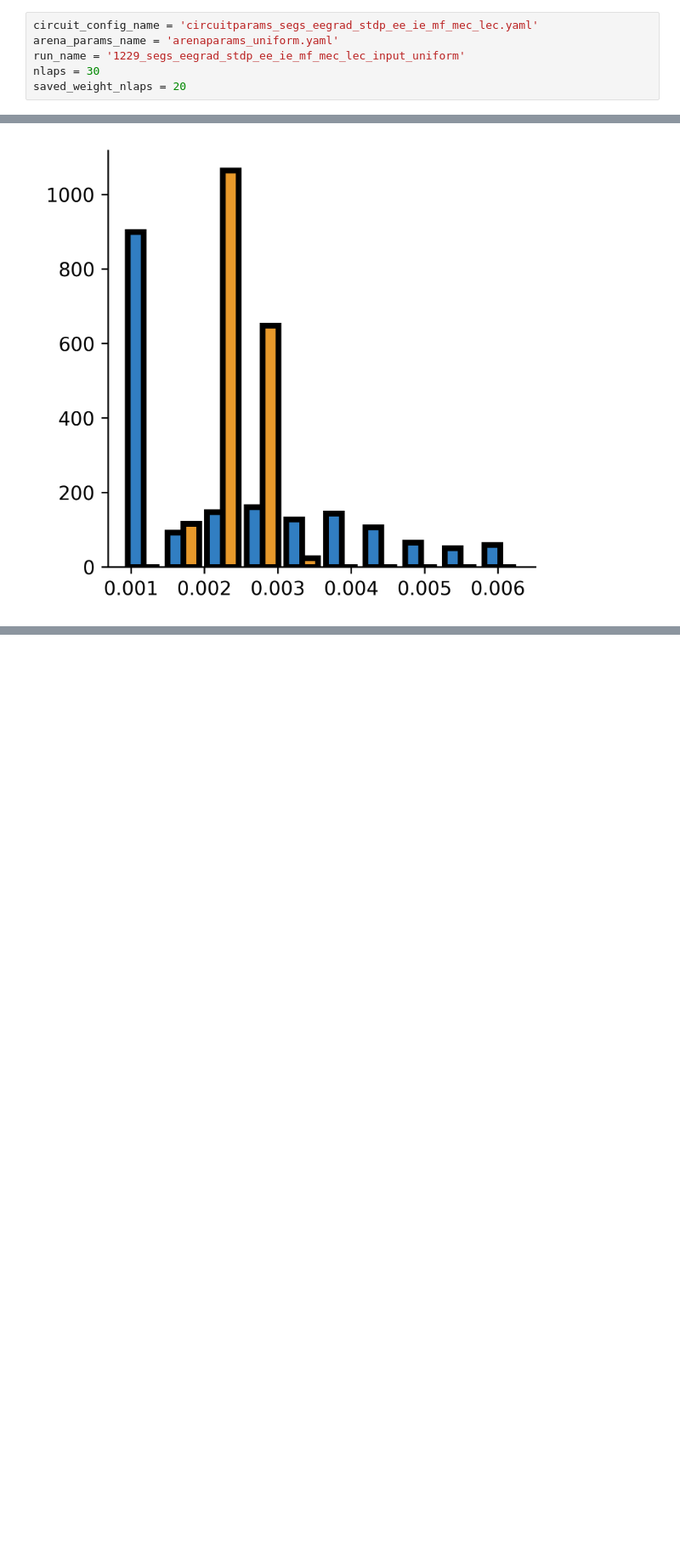
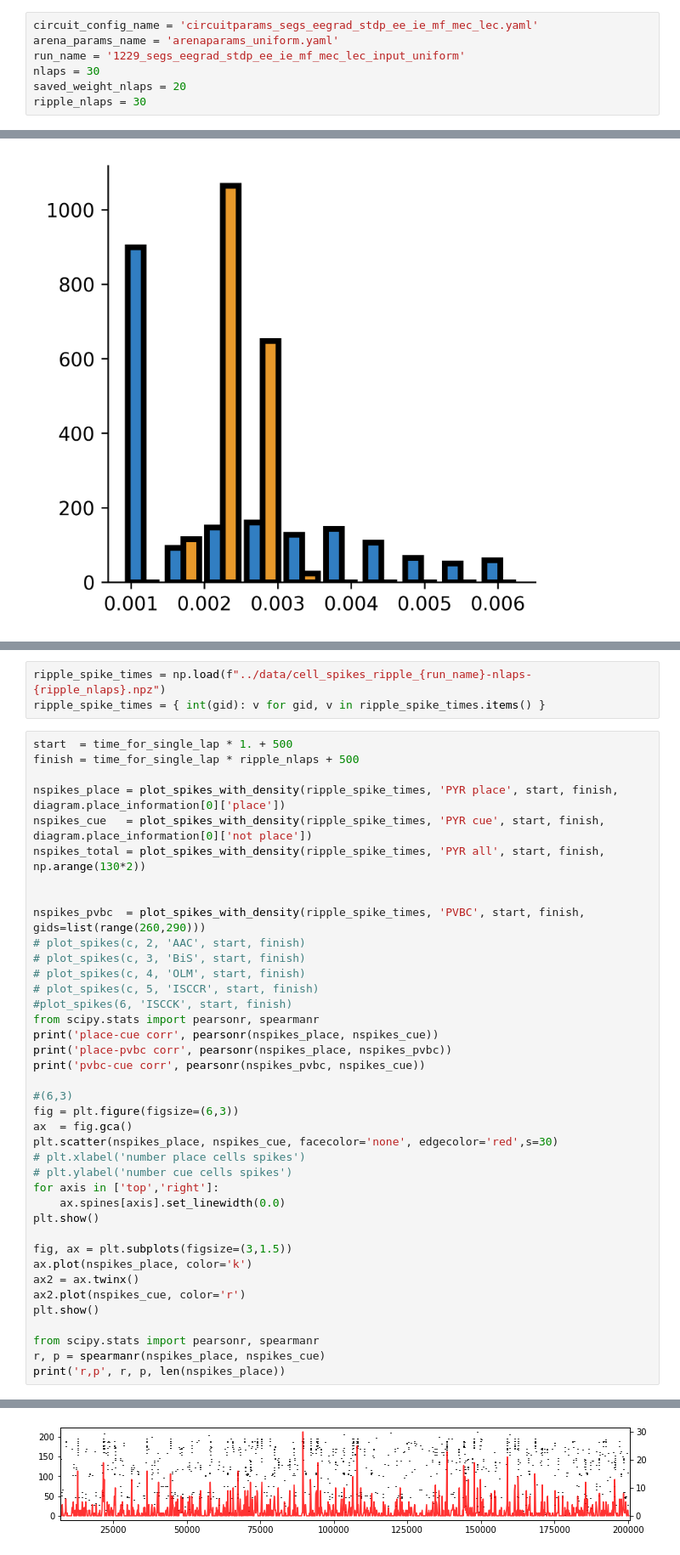
Before and after one commit to soltesz-lab/ca3_biophysical, a Jupyter notebook: notebooks/analysis.ipynb, the cells around one changed output, grey strips where cells are left out. Shown at 85% size. Drawn from its saved outputs; the diff is of its cells as text; blank space fills up the shorter version.

```diff
--- a/notebooks/analysis.ipynb
+++ b/notebooks/analysis.ipynb
@@ -44,6 +44,7 @@ arena_params_name = 'arenaparams_uniform.yaml'
 run_name = '1229_segs_eegrad_stdp_ee_ie_mf_mec_lec_input_uniform'
 nlaps = 30
 saved_weight_nlaps = 20
+ripple_nlaps = 30
 # %%
 
 delay = 500.
@@ -1130,0 +1136,43 @@ nonplace median 0.0023800002
+# %%
+ripple_spike_times = np.load(f"../data/cell_spikes_ripple_{run_name}-nlaps-{ripple_nlaps}.npz")
+ripple_spike_times = { int(gid): v for gid, v in ripple_spike_times.items() }
+# %%
+start  = time_for_single_lap * 1. + 500
+finish = time_for_single_lap * ripple_nlaps + 500
+
+nspikes_place = plot_spikes_with_density(ripple_spike_times, 'PYR place', start, finish, diagram.place_information[0]['place'])
+nspikes_cue   = plot_spikes_with_density(ripple_spike_times, 'PYR cue', start, finish, diagram.place_information[0]['not place'])
+nspikes_total = plot_spikes_with_density(ripple_spike_times, 'PYR all', start, finish, np.arange(130*2))
+
+
+nspikes_pvbc  = plot_spikes_with_density(ripple_spike_times, 'PVBC', start, finish, gids=list(range(260,290)))
+# plot_spikes(c, 2, 'AAC', start, finish)
+# plot_spikes(c, 3, 'BiS', start, finish)
+# plot_spikes(c, 4, 'OLM', start, finish)
+# plot_spikes(c, 5, 'ISCCR', start, finish)
+#plot_spikes(6, 'ISCCK', start, finish)
+from scipy.stats import pearsonr, spearmanr
+print('place-cue corr', pearsonr(nspikes_place, nspikes_cue))
+print('place-pvbc corr', pearsonr(nspikes_place, nspikes_pvbc))
+print('pvbc-cue corr', pearsonr(nspikes_pvbc, nspikes_cue))
+
+#(6,3)
+fig = plt.figure(figsize=(6,3))
+ax  = fig.gca()
+plt.scatter(nspikes_place, nspikes_cue, facecolor='none', edgecolor='red',s=30)
+# plt.xlabel('number place cells spikes')
+# plt.ylabel('number cue cells spikes')
+for axis in ['top','right']:
+    ax.spines[axis].set_linewidth(0.0)
+plt.show()
+
+fig, ax = plt.subplots(figsize=(3,1.5))
+ax.plot(nspikes_place, color='k')
+ax2 = ax.twinx()
+ax2.plot(nspikes_cue, color='r')
+plt.show()
+
+from scipy.stats import pearsonr, spearmanr
+r, p = spearmanr(nspikes_place, nspikes_cue)
+print('r,p', r, p, len(nspikes_place))
+# %% [output]
@@ -1130,0 +1182 @@ nonplace median 0.0023800002
+[figure, added]
```
Also changed, not shown: parts of 9 cells of this notebook.
